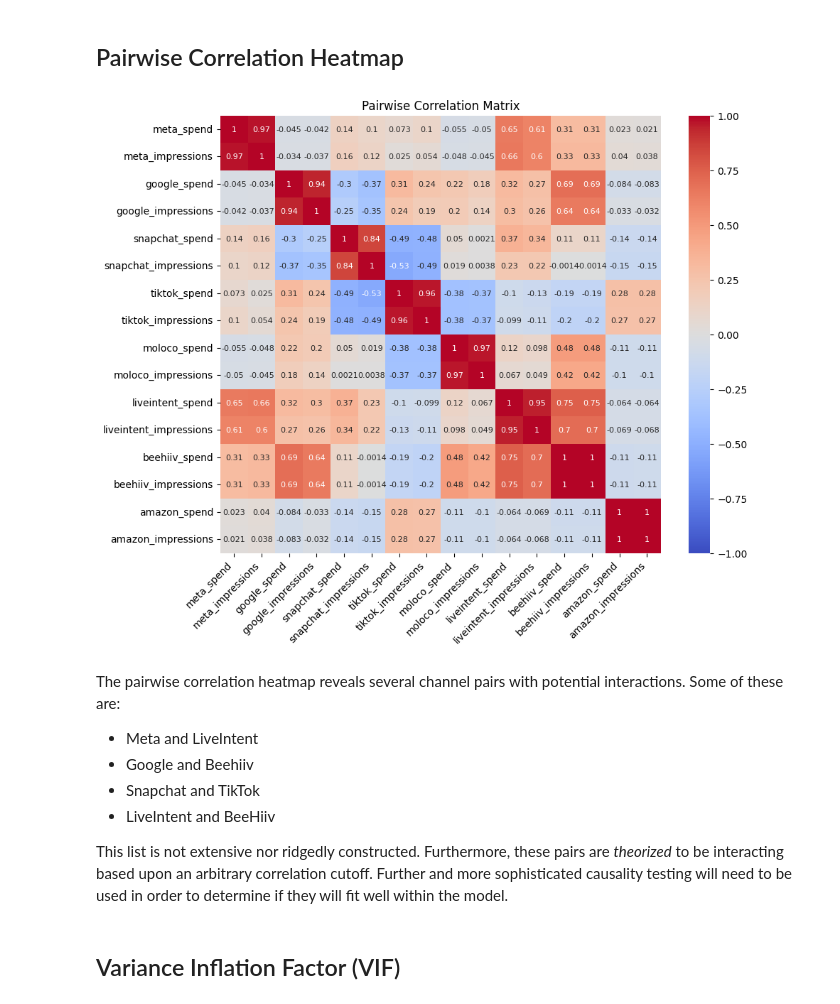
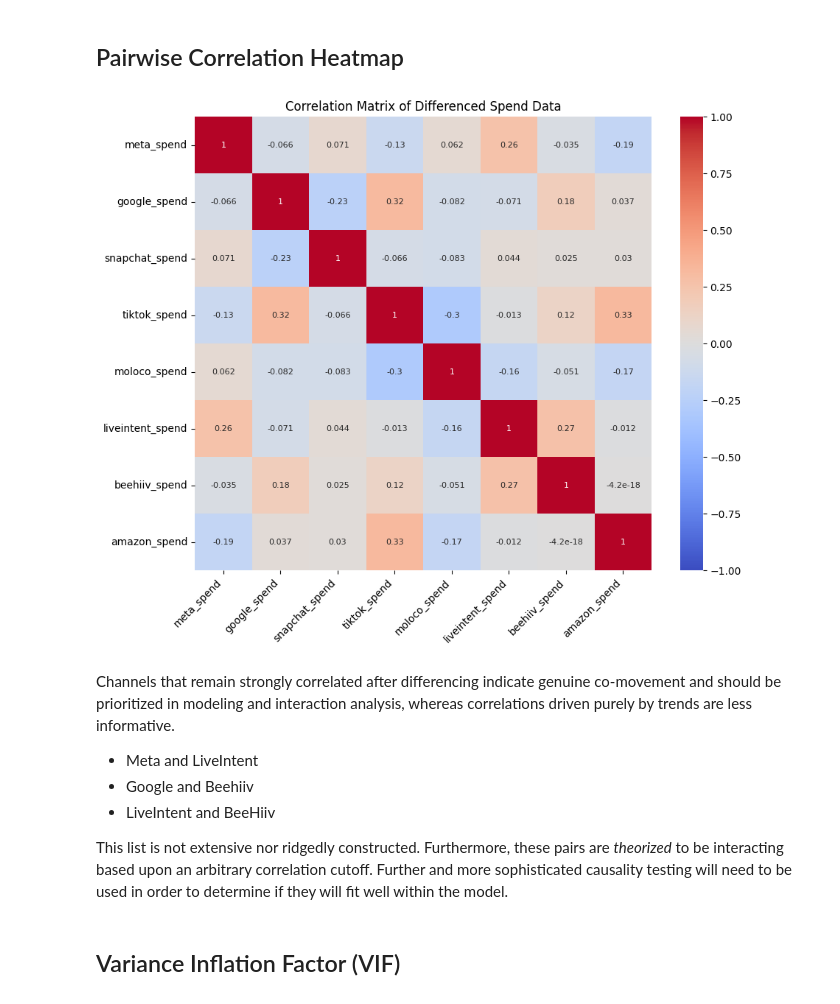
Before and after one commit to pstat197/BlueAlpha3-Synergy-Analysis, a Jupyter notebook: scripts/correlation_analysis.ipynb, the cells around one changed output. Drawn from its saved outputs; the diff is of its cells as text; code cells hidden in the pictures.

```diff
--- a/scripts/correlation_analysis.ipynb
+++ b/scripts/correlation_analysis.ipynb
@@ -19,6 +18,6 @@ from sklearn.linear_model import Ridge
 # %%
 # import data
-csv_url = 'https://raw.githubusercontent.com/pstat197/BlueAlpha3-Synergy-Analysis/refs/heads/main/data/monthly_mocha.csv'
+csv_url = 'https://raw.githubusercontent.com/pstat197/BlueAlpha3-Synergy-Analysis/refs/heads/correlation_analysis/data/monthly_mocha.csv'
 mocha_subscriptions = pd.read_csv(csv_url)
 
 # Identify columns with all zero values
@@ -80,27 +79,23 @@ Google has the highest spend by a significant amount, while the remaining seven
 # %% [markdown]
 ## Pairwise Correlation Heatmap
 # %%
-# drop response variable for heatmap and VIF
-corr_data = mocha_subscriptions.drop(columns=['subscriptions', 'date'])
+spend_cols = [col for col in mocha_subscriptions.columns if "spend" in col]
 
-# Compute the pairwise correlation matrix
-corr_matrix = corr_data.corr()
+diff_data_spend = mocha_subscriptions[spend_cols].diff().dropna()
+corr_matrix_diff = diff_data_spend.corr()
 
-# Visualize the correlation matrix
 plt.figure(figsize=(10, 8))
-ax = sns.heatmap(corr_matrix, annot=True, cmap='coolwarm', vmin=-1, vmax=1, annot_kws={"fontsize": 8})
-plt.title('Pairwise Correlation Matrix')
+ax = sns.heatmap(corr_matrix_diff, annot=True, cmap='coolwarm', vmin=-1, vmax=1, annot_kws={"fontsize": 8})
+plt.title('Correlation Matrix of Differenced Spend Data')
 ax.set_xticklabels(ax.get_xticklabels(), rotation=45, ha='right')
-
 plt.show()
 # %% [output]
-[figure, old version]
+[figure, new version]
 # %% [markdown]
-The pairwise correlation heatmap reveals several channel pairs with potential interactions. Some of these are:
+Channels that remain strongly correlated after differencing indicate genuine co-movement and should be prioritized in modeling and interaction analysis, whereas correlations driven purely by trends are less informative.
 
 * Meta and LiveIntent
 * Google and Beehiiv
-* Snapchat and TikTok
 * LiveIntent and BeeHiiv
 
 This list is not extensive nor ridgedly constructed. Furthermore, these pairs are *theorized* to be interacting based upon an arbitrary correlation cutoff. Further and more sophisticated causality testing will need to be used in order to determine if they will fit well within the model.
```
Also changed, not shown: parts of 20 cells of this notebook.
